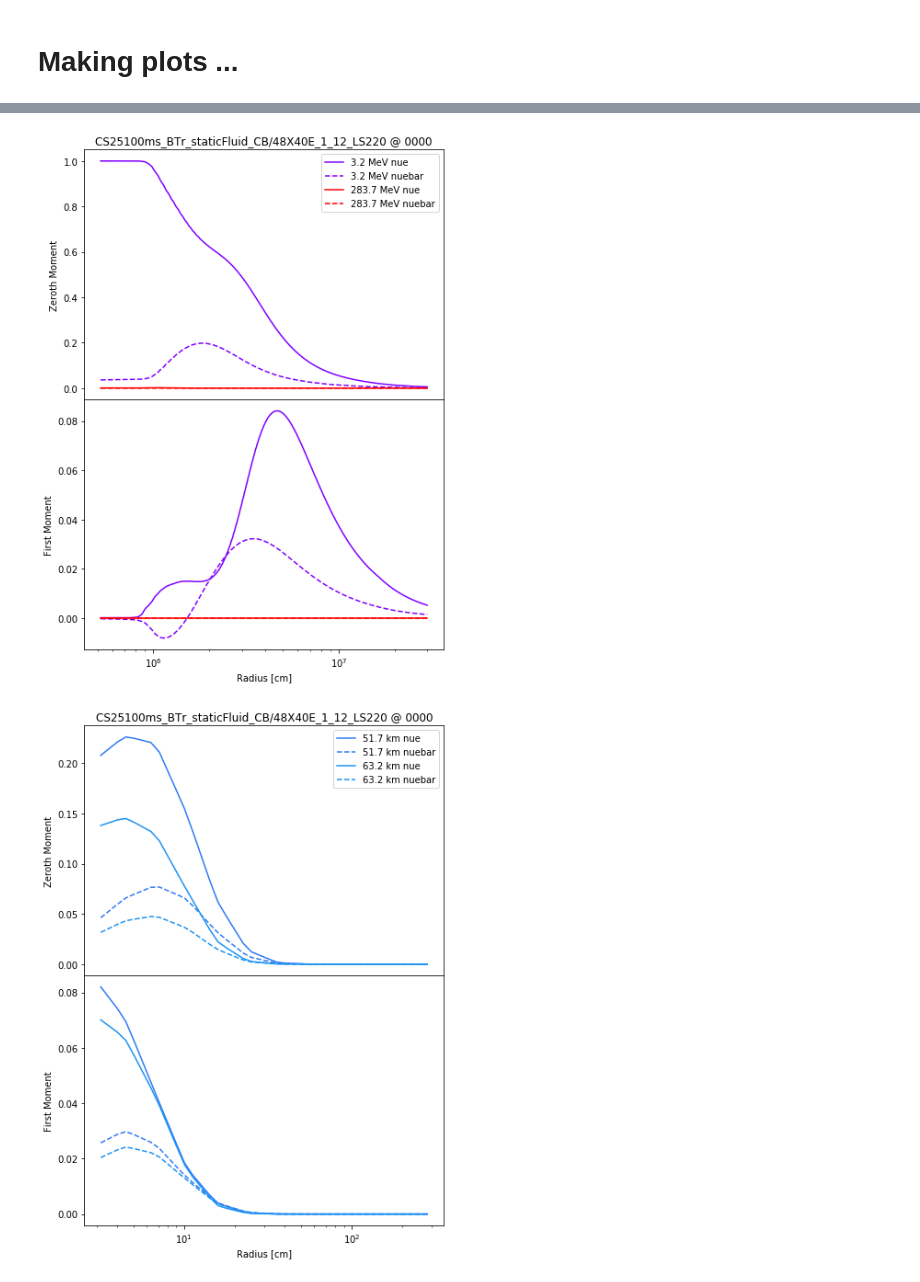
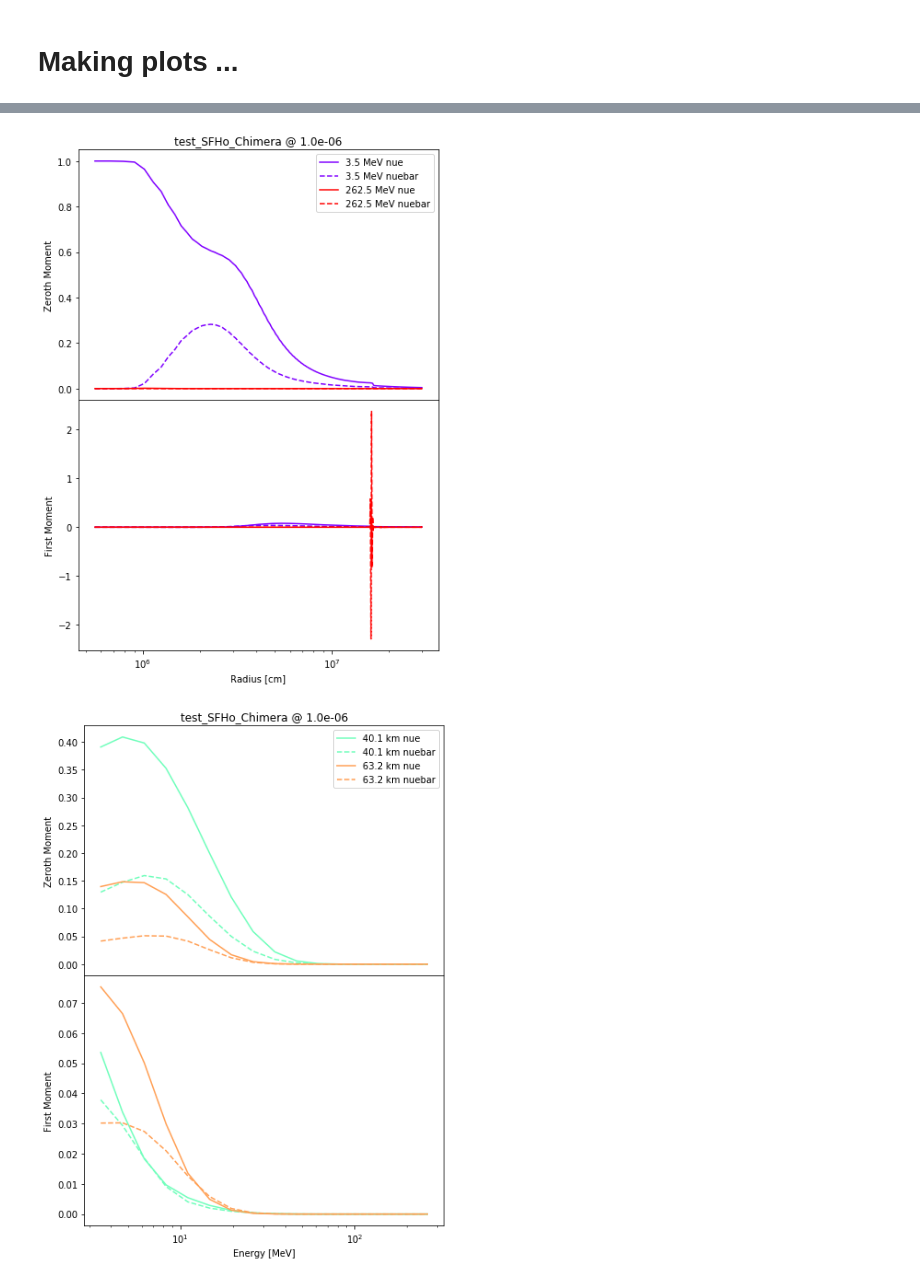
Before and after one commit to ranchu1/Analysis_FLASH, a Jupyter notebook: unitTests/1-[Details_OneFile]1D.ipynb, the cells around one changed output, grey strips where cells are left out. Saved outputs shown, nothing was run; the diff lists cells and outputs as text; code cells hidden in the pictures.

```diff
--- a/unitTests/1-[Details_OneFile]1D.ipynb
+++ b/unitTests/1-[Details_OneFile]1D.ipynb
@@ -3,9 +3,9 @@
 ### `BaseDir`, `ProblemDir`, `Fileindex`
 and `Filenamebase` if needed
 # %%
-BaseDir    = '/Users/ranchu/FLASHOR/Movies_n_Data/dele_1D_2S/Chimera_S25_100ms_Fluid/'
-ProblemDir = 'CS25100ms_BTr_staticFluid_CB/48X40E_1_12_LS220'
-Fileindex  = 0
+BaseDir    = '/Users/ranchu/FLASHOR/FLASH5/'
+ProblemDir = 'test_SFHo_Chimera'
+Fileindex  = 1
 nSpecies   = 2
 # %% [markdown]
 ## Search and read-in data ...
@@ -18,8 +18,11 @@ print('Searching for :', fullfilename)
 
 import flashytlib.plot as fyplt
 import flashytlib.calculator as fycal
+import flashytlib.io as fyio
 import numpy as np
 
+Time = fyio.IO_FLASH_Time(fullfilename)
+print('Time = ', Time,'ms')
 NumberDensity = nSpecies * ['?']
 EnergyDensity = nSpecies * ['?']
 AverageEnergy = nSpecies * ['?']
@@ -175,43 +181,43 @@ axs[1].set_xlabel('Radius [cm]')
 axs[1].set_xscale('log')
 axs[0].legend(loc='best')
 
-axs[0].set_title(ProblemDir+' @ {:04d}'.format(Fileindex))
+axs[0].set_title(ProblemDir+' @ {:.1e}'.format(Time))
 plt.show()
 # %% [output]
-[figure, old version]
+[figure, new version]
 # %%
 # J / H in spectrum for given radius
-iXs = [121,151]
+iXs = [30,50]
 
 %matplotlib inline
 import matplotlib.pyplot as plt
 import matplotlib.cm as cm
 import numpy as np
 
 LineType     = ['solid','dashed']
 labels = ['nue','nuebar']
 
-colors = cm.rainbow(np.linspace(0, 1, len(Radius)))
+colors = cm.rainbow(np.linspace(0, 4, len(Radius)))
 
 fig, axs = plt.subplots(2, sharex=True, sharey=False, gridspec_kw={'hspace': 0},\
                        figsize=(7, 10))
 
 for iX in iXs:
     for iS in range(nSpecies):
         axs[0].plot(ECenter,ZerothMoment[iS][iX,:],\
                     linestyle=LineType[iS],color=colors[iX],\
                     label= '%.1f km '%(Radius[iX]*1.0e-5)+labels[iS])
         axs[1].plot(ECenter,FirstMoment[iS][iX,:],\
                     linestyle=LineType[iS],color=colors[iX],\
                     label= '%.1f km '%(Radius[iX]*1.0e-5)+labels[iS])
 
 axs[0].set_ylabel('Zeroth Moment')
 axs[1].set_ylabel('First Moment')
-axs[1].set_xlabel('Radius [cm]')
+axs[1].set_xlabel('Energy [MeV]')
 axs[1].set_xscale('log')
 axs[0].legend(loc='best')
 
-axs[0].set_title(ProblemDir+' @ {:04d}'.format(Fileindex))
+axs[0].set_title(ProblemDir+' @ {:.1e}'.format(Time))
 plt.show()
 # %% [output]
-[figure, old version]
+[figure, new version]
```
Also changed, not shown: parts of 5 cells of this notebook.
